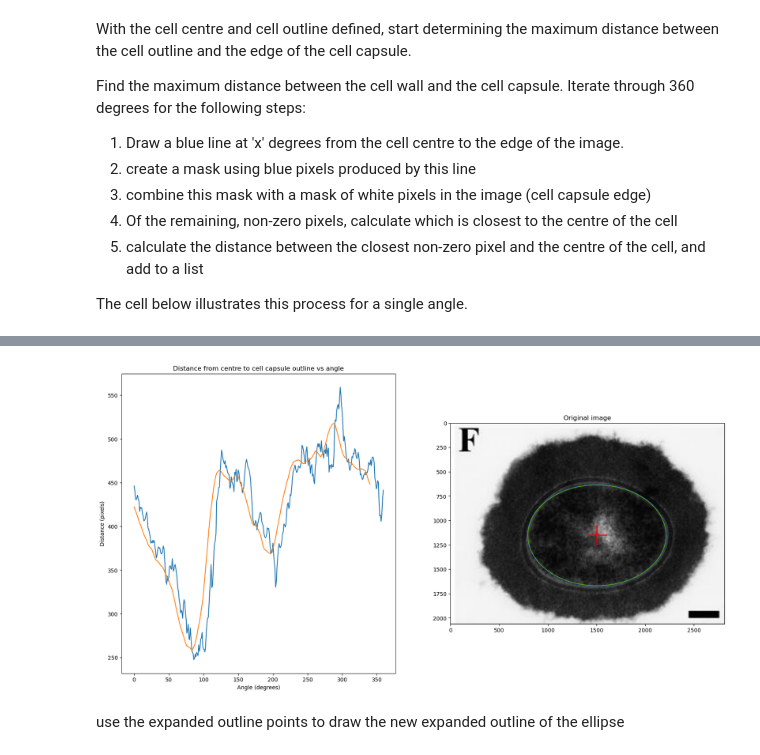
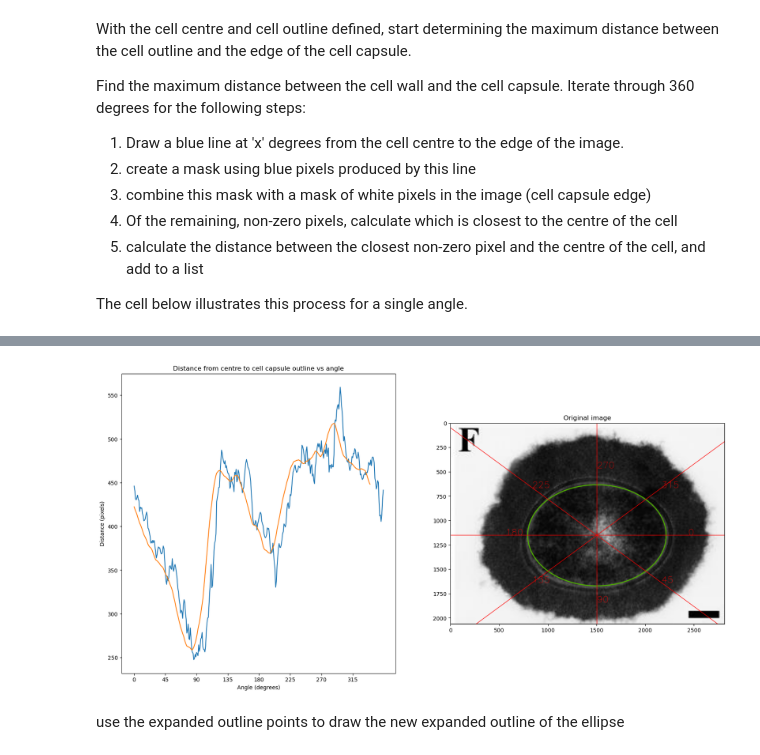
Before and after one commit to Barnaby4Smith/CellCapsuleAnalysis, a Jupyter notebook: CellCapsuleAnalysis.ipynb, the cells around one changed output, grey strips where cells are left out. Cells and saved outputs as stored; diff of their text form; code cells hidden in the pictures.

```diff
--- a/CellCapsuleAnalysis.ipynb
+++ b/CellCapsuleAnalysis.ipynb
@@ -175,29 +175,45 @@ for i in range(0, 360, 1):
 
     # add the distance to the list of distances between the cell outline and the cell capsule outline
     cellCapsuleOutlinePoints.append(centreToCapsuleOutlineDistance-centreToCellOutlineDistance)
-
-# create a plot showing the distance from the centre to the cell capsule outline vs angle, with a second series showing the rolling average
-# creat a second subplot showing the original image to the right of the first plot
-
-cellCapsuleOutlinePointsFiltered = np.convolve(cellCapsuleOutlinePoints, np.ones(20), 'valid') / 20
-
-fig, (ax1, ax2) = plt.subplots(1, 2, figsize=(20, 10))
-ax1.plot(cellCapsuleOutlinePoints)
-ax1.plot(cellCapsuleOutlinePointsFiltered)
-ax1.set_title('Distance from centre to cell capsule outline vs angle')
-ax1.set_xlabel('Angle (degrees)')
-ax1.set_ylabel('Distance (pixels)')
-ax2.imshow(imageEllipse)
-ax2.set_title('Original image')
-
-plt.show()
-
-# find the maximum distance from the centre to the cell capsule outline and the angle at which it occurs using the filtered data
-maxDistance = max(cellCapsuleOutlinePointsFiltered)
-maxDistanceIndex = np.argmax(cellCapsuleOutlinePointsFiltered)
-maxDistanceAngle = maxDistanceIndex * 1
-# %% [output]
-[figure, removed]
+# %%
+# create a plot showing the distance from the centre to the cell capsule outline vs angle, with a second series showing the rolling average
+# creat a second subplot showing the original image to the right of the first plot
+
+originalImageWithAngles = imageOriginal.copy()
+
+# draw lines from the centre of the ellipse to the edge of the ellipse at 90 degree intervals
+# add a label to each line showing the angle
+for i in range(0, 360, 45):
+    # find the width and height of the image
+    (h, w) = originalImageWithAngles.shape[:2]
+
+    # draw a line from the centre point to the edge of the ellipse in blue at the current angle
+    cv2.line(originalImageWithAngles, (int(xc), int(yc)), (int(xc + w * np.cos(i * np.pi / 180)), int(yc + h * np.sin(i * np.pi / 180))), (255, 0, 0), 4)
+
+    # add a label to the line showing the angle
+    cv2.putText(originalImageWithAngles, str(i), (int(xc + (w/3) * np.cos(i * np.pi / 180)), int(yc + (h/3) * np.sin(i * np.pi / 180))), cv2.FONT_HERSHEY_SIMPLEX, 3, (255, 0, 0), 2)
+
+cellCapsuleOutlinePointsFiltered = np.convolve(cellCapsuleOutlinePoints, np.ones(20), 'valid') / 20
+
+# create a figure with two subplots
+fig, (ax1, ax2) = plt.subplots(1, 2, figsize=(20, 10))
+ax1.plot(cellCapsuleOutlinePoints)
+ax1.plot(cellCapsuleOutlinePointsFiltered)
+ax1.set_xticks(np.arange(0, 360, 45))
+ax1.set_title('Distance from centre to cell capsule outline vs angle')
+ax1.set_xlabel('Angle (degrees)')
+ax1.set_ylabel('Distance (pixels)')
+ax2.imshow(originalImageWithAngles)
+ax2.set_title('Original image')
+
+plt.show()
+
+# find the maximum distance from the centre to the cell capsule outline and the angle at which it occurs using the filtered data
+maxDistance = max(cellCapsuleOutlinePointsFiltered)
+maxDistanceIndex = np.argmax(cellCapsuleOutlinePointsFiltered)
+maxDistanceAngle = maxDistanceIndex * 1
+# %% [output]
+[figure, added]
 # %%
 #  create a list of points on the outline of the new expanded ellipse
 expandedOutlinePoints = []
```
Also changed, not shown: parts of 2 cells of this notebook, 3 other files.
